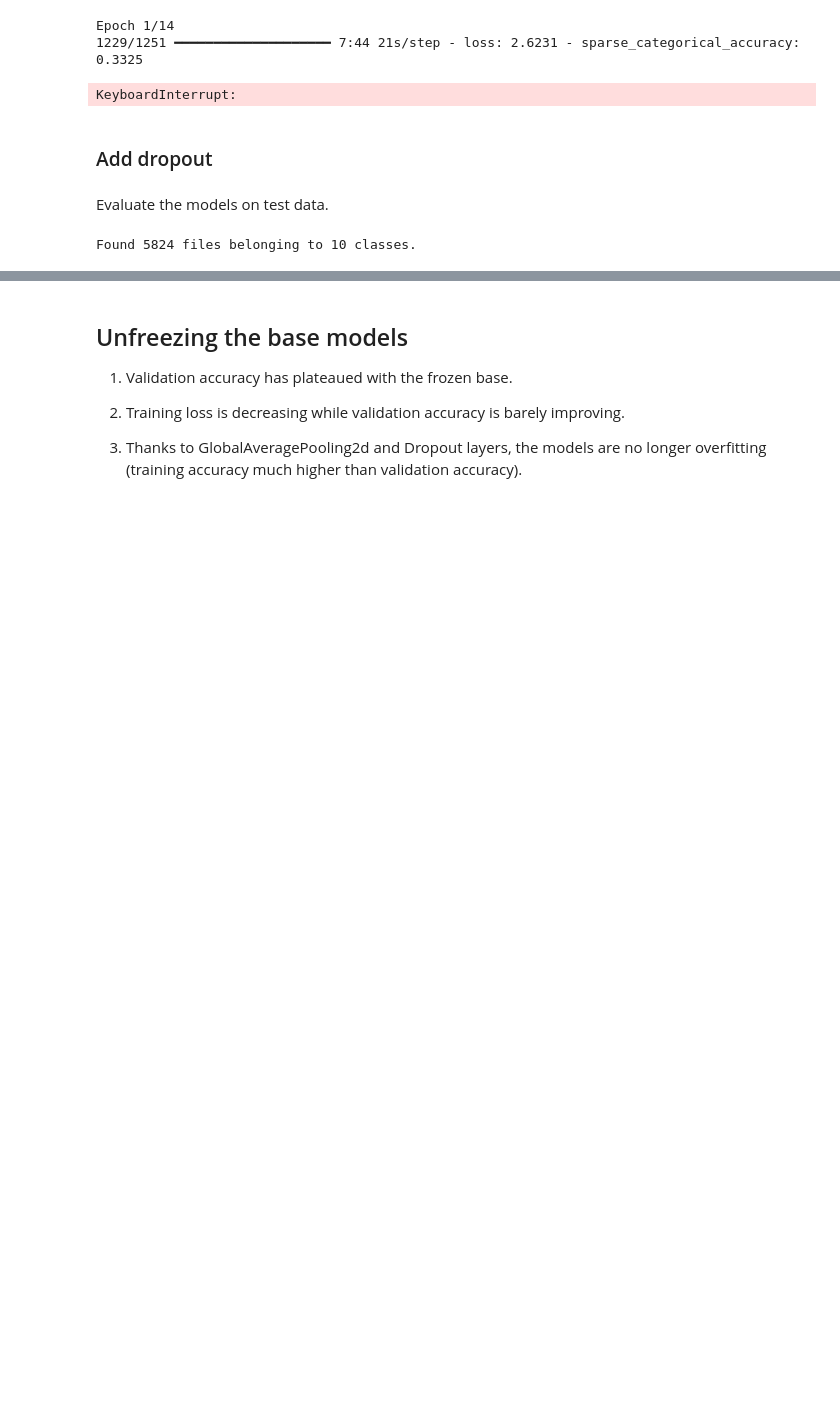
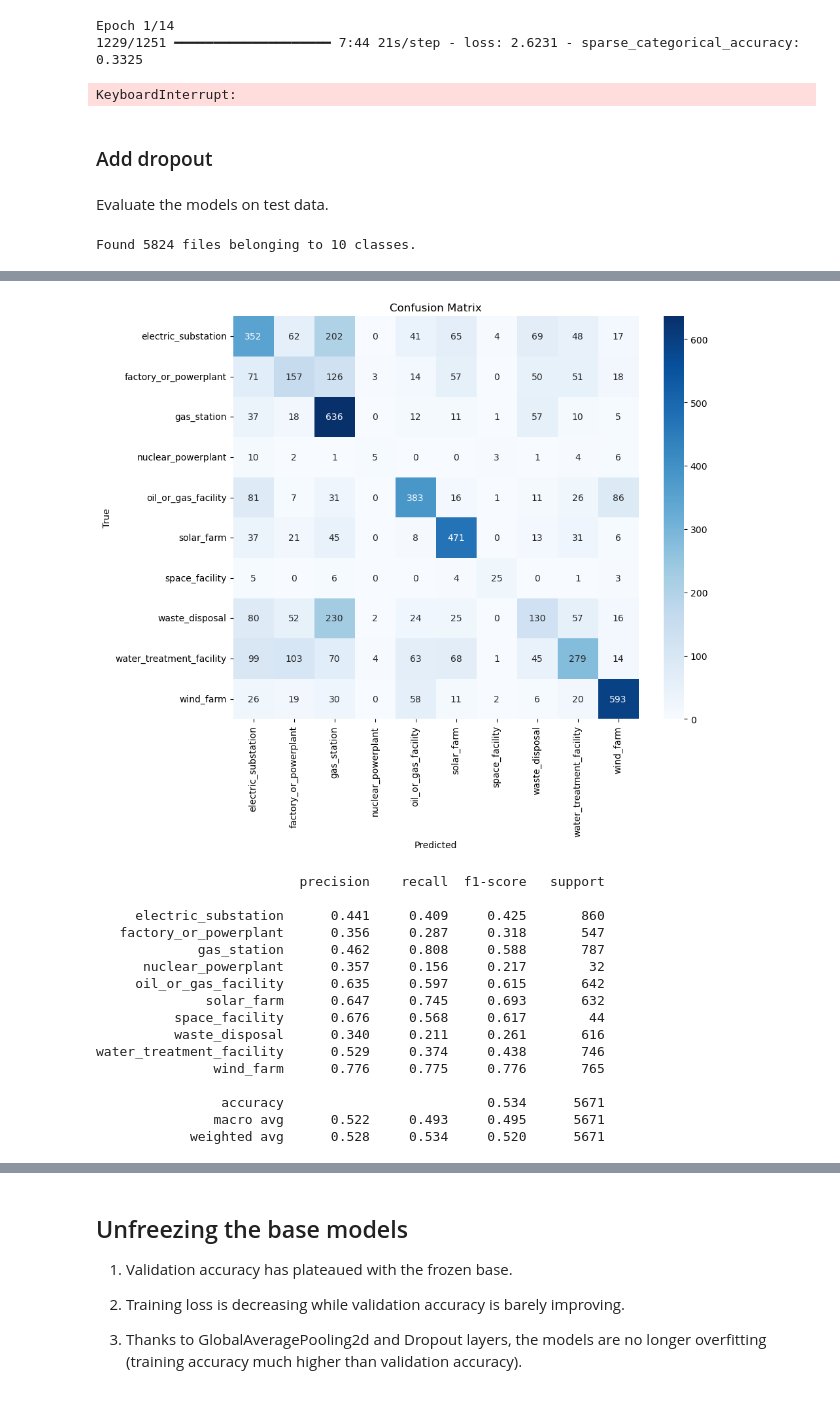
Before and after one commit to madelynsilveira/SatelliteClassificationCNNs, a Jupyter notebook: Comparing_models.ipynb, the cells around one changed output, grey strips where cells are left out. Saved outputs shown, nothing was run; the diff lists cells and outputs as text; code cells hidden in the pictures; blank space fills up the shorter version.

```diff
--- a/Comparing_models.ipynb
+++ b/Comparing_models.ipynb
@@ -857,0 +946,4 @@ def evaluate_model(model, test_ds):
+# %%
+model = tf.keras.models.load_model("saved_models/uncropped/vgg16_best.h5")
+evaluate_model(model, val_ds_uncropped, "validation/uncropped_v1/vgg16.png")
+# %% [output]
@@ -857,0 +955,17 @@ def evaluate_model(model, test_ds):
+[figure, added]
+                          precision    recall  f1-score   support
+
+     electric_substation      0.441     0.409     0.425       860
+   factory_or_powerplant      0.356     0.287     0.318       547
+             gas_station      0.462     0.808     0.588       787
+      nuclear_powerplant      0.357     0.156     0.217        32
+     oil_or_gas_facility      0.635     0.597     0.615       642
+              solar_farm      0.647     0.745     0.693       632
+          space_facility      0.676     0.568     0.617        44
+          waste_disposal      0.340     0.211     0.261       616
+water_treatment_facility      0.529     0.374     0.438       746
+               wind_farm      0.776     0.775     0.776       765
+
+                accuracy                          0.534      5671
+               macro avg      0.522     0.493     0.495      5671
+            weighted avg      0.528     0.534     0.520      5671
```
Also changed, not shown: parts of 20 cells of this notebook, 7 other files.
